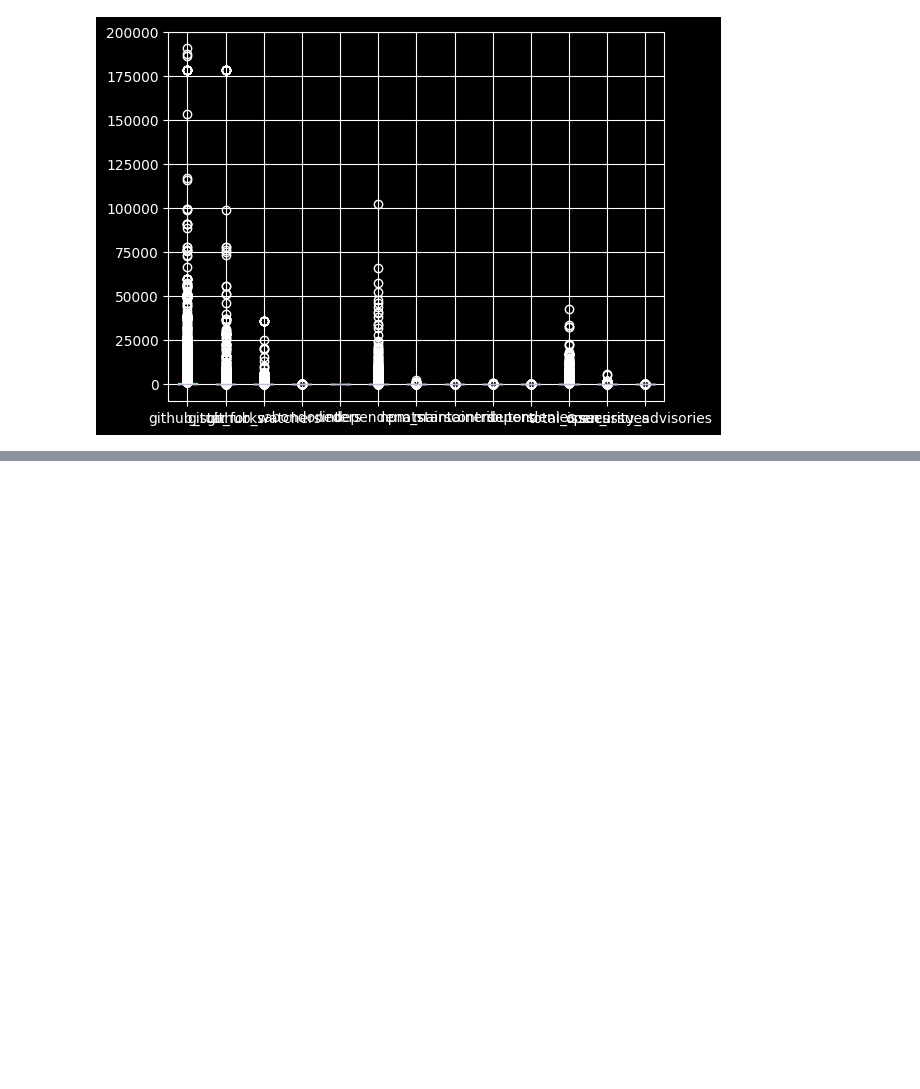
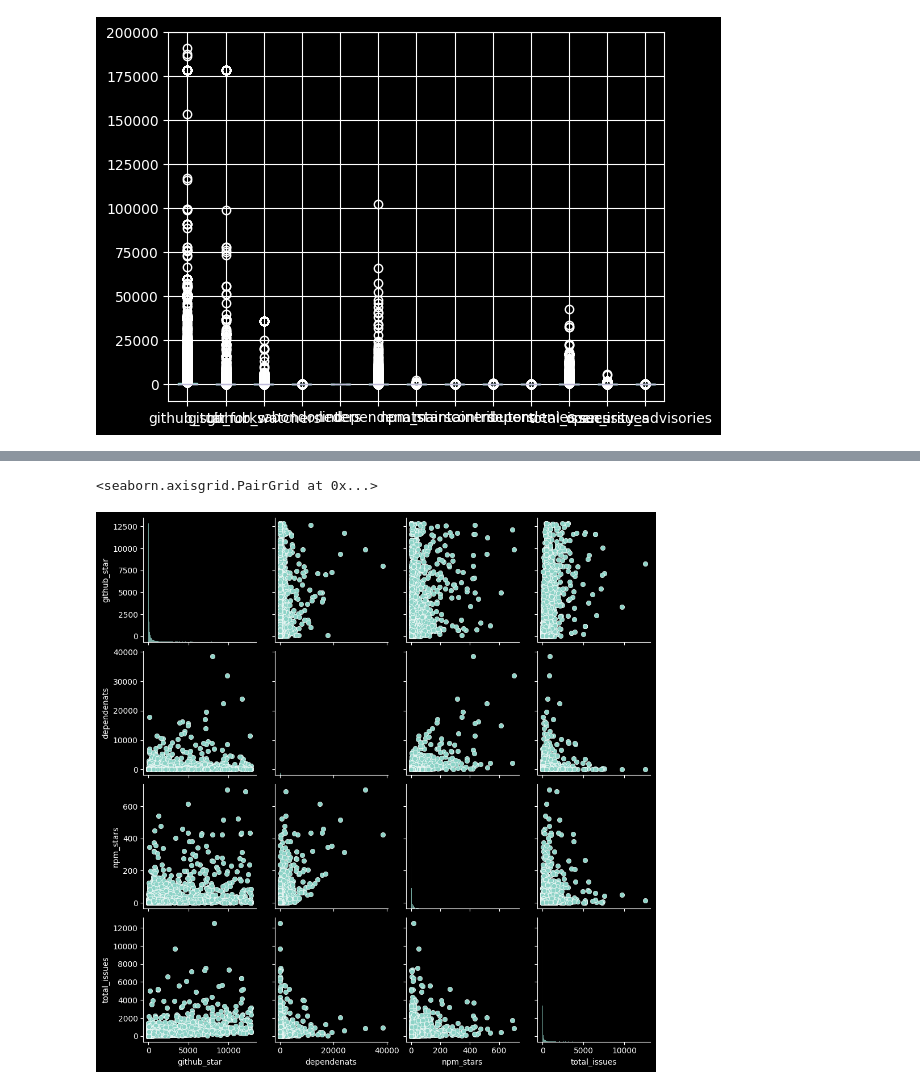
Before and after one commit to malinatrash/Data-Analytics, a Jupyter notebook: Lab1/task.ipynb, the cells around one changed output, grey strips where cells are left out. Saved outputs shown, nothing was run; the diff lists cells and outputs as text; code cells hidden in the pictures; blank space fills up the shorter version.

```diff
--- a/Lab1/task.ipynb
+++ b/Lab1/task.ipynb
@@ -360 +347,23 @@ boxplot = data11.boxplot()
+# %%
+# del(data11['dependency_name'])
+# del(data11['repository'])
+# del(data11['github_star'])
+del(data11['gitub_forks'])
+del(data11['github_watchers'])
+del(data11['abondoned'])
+del(data11['linters'])
+# del(data11['dependenats'])
+del(data11['maintainers'])
+del(data11['contributors'])
+del(data11['dependenies'])
+# del(data11['total_issues'])
+del(data11['open_issues'])
+del(data11['security_advisories'])
+
+sns.pairplot(data11)
+
+#fix
+# %% [output]
+<seaborn.axisgrid.PairGrid at 0x...>
+[figure, added]
 # %%
```
Also changed, not shown: parts of 6 cells of this notebook.
